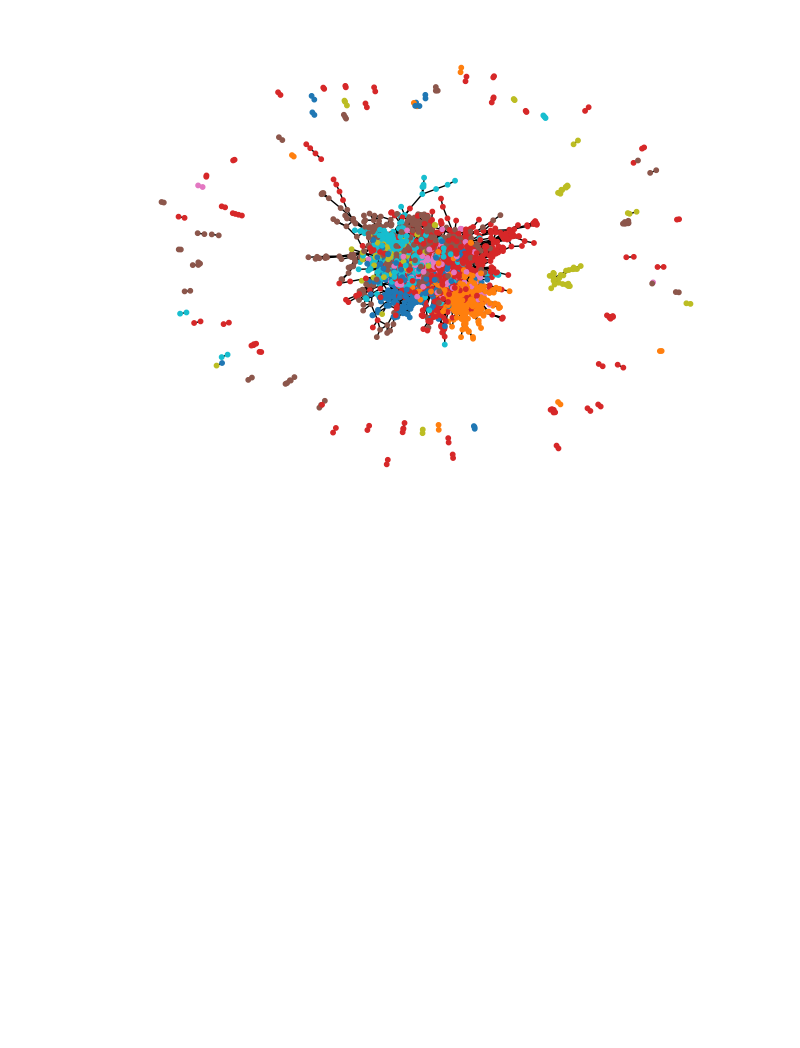
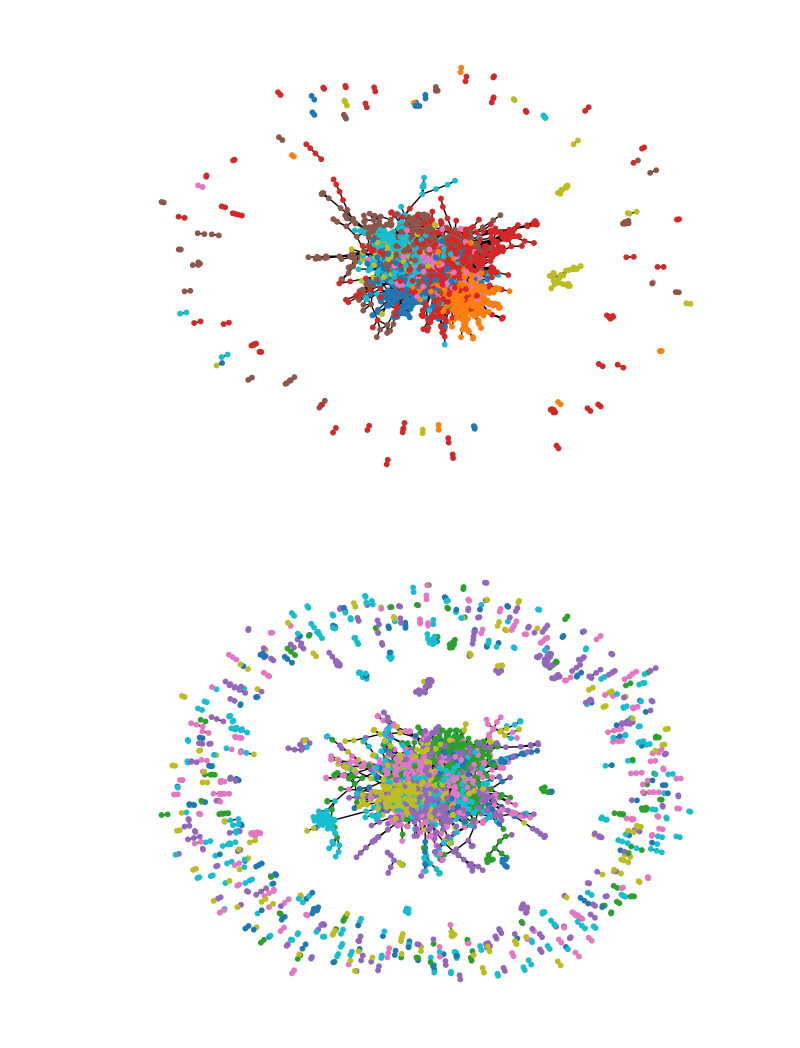
Before and after one commit to qc2321/embedders, a Jupyter notebook: notebooks/21_pc_other_graph_dataset.ipynb, the cells around one changed output. Saved outputs shown, nothing was run; the diff lists cells and outputs as text; code cells hidden in the pictures; blank space fills up the shorter version.

Commit message:
Add citeseer, pubmed, lymphoma

```diff
--- a/notebooks/21_pc_other_graph_dataset.ipynb
+++ b/notebooks/21_pc_other_graph_dataset.ipynb
@@ -29,3 +29,29 @@ nx.draw(
 )
 # %% [output]
 [figure]
+# %%
+# CiteSeer
+
+# Edges
+G = nx.read_edgelist(
+    "../data/graphs/citeseer/citeseer.edges",
+    delimiter=",",
+    data=[("weight", int)],
+    nodetype=int,
+)
+
+# Node labels
+with open("../data/graphs/citeseer/citeseer.node_labels") as f:
+    for line in f:
+        node, label = line.strip().split(',')
+        G.nodes[int(node)]['label'] = int(label)
+
+# Draw with colors
+nx.draw(
+    G,
+    node_color=[G.nodes[n]['label'] for n in G.nodes],
+    cmap='tab10',
+    node_size=10,
+)
+# %% [output]
+[figure, added]
```
Also changed, not shown: parts of 3 cells of this notebook, 8 other files.
